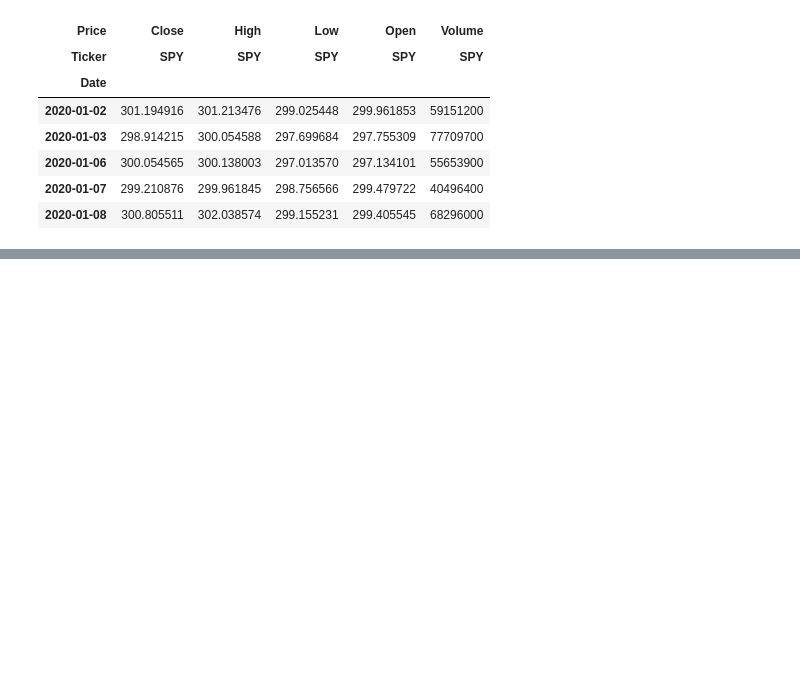
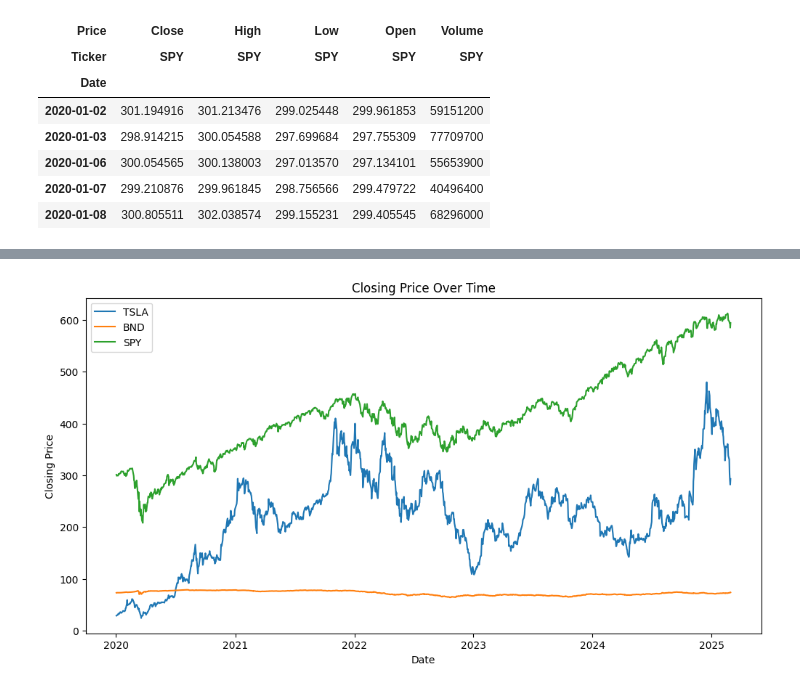
Before and after one commit to Yayerad/GMF-Investments-W11, a Jupyter notebook: notebooks/preprocessing and eda.ipynb, the cells around one changed output, grey strips where cells are left out. Drawn from its saved outputs; the diff is of its cells as text; code cells hidden in the pictures; blank space fills up the shorter version.

Commit message:
closing price over time

```diff
--- a/notebooks/preprocessing and eda.ipynb
+++ b/notebooks/preprocessing and eda.ipynb
@@ -69,3 +69,16 @@ SPY Sample Data:
 | 2020-01-06 | 300.054565 | 300.138003 | 297.013570 | 297.134101 | 55653900 |
 | 2020-01-07 | 299.210876 | 299.961845 | 298.756566 | 299.479722 | 40496400 |
 | 2020-01-08 | 300.805511 | 302.038574 | 299.155231 | 299.405545 | 68296000 |
+# %%
+# Convert date to datetime format for analysis
+for ticker in tickers:
+    data[ticker].index = pd.to_datetime(data[ticker].index)
+# %%
+# Handle missing values by forward filling
+data = {ticker: df.fillna(method='ffill') for ticker, df in data.items()}
+# %%
+# Display basic statistics
+for ticker, df in data.items():
+    print(f"{ticker} Data Statistics:")
+    print(df.describe())
+    print("\n")
@@ -71,0 +103,12 @@ SPY Sample Data:
+# %%
+# Visualize closing price trends
+plt.figure(figsize=(12, 6))
+for ticker in tickers:
+    plt.plot(data[ticker]['Close'], label=ticker)
+plt.title('Closing Price Over Time')
+plt.xlabel('Date')
+plt.ylabel('Closing Price')
+plt.legend()
+plt.show()
+# %% [output]
+[figure, added]
```
Also changed, not shown: parts of 2 cells of this notebook.
